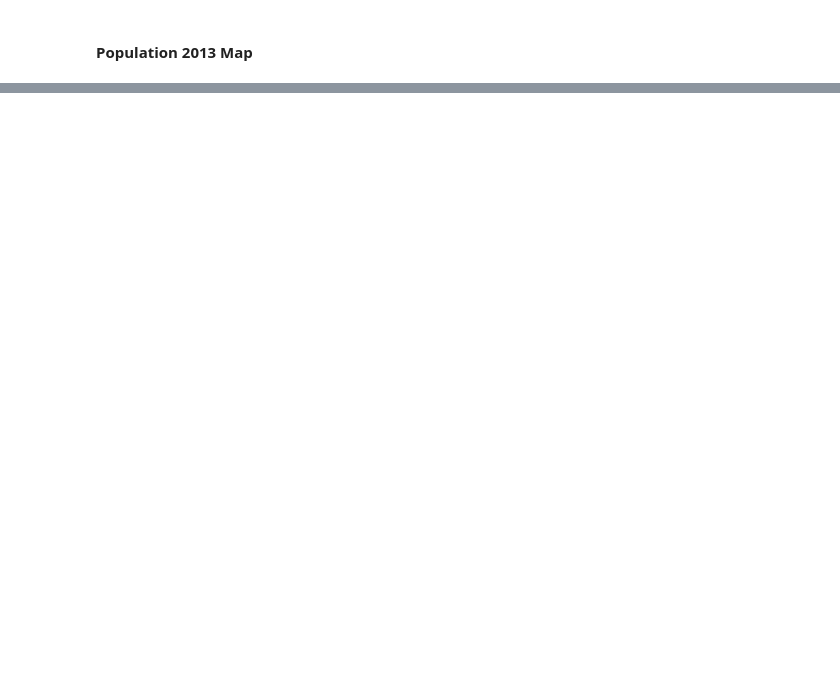
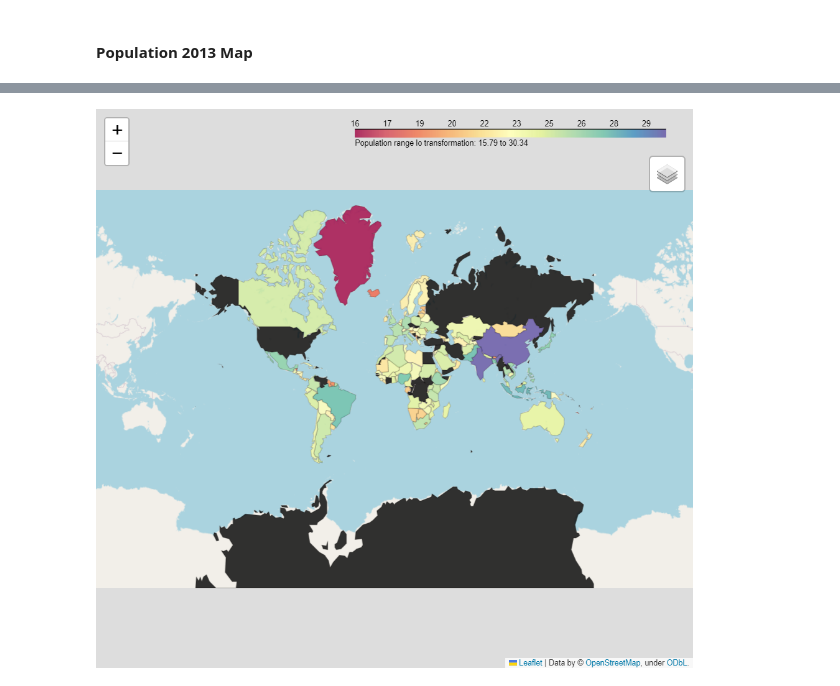
Before and after one commit to ArisMei/Beg-python-project, a Jupyter notebook: analysis/project-notebook-12.ipynb, the cells around one changed output, grey strips where cells are left out. Drawn from its saved outputs; the diff is of its cells as text; code cells hidden in the pictures; blank space fills up the shorter version.

```diff
--- a/analysis/project-notebook-12.ipynb
+++ b/analysis/project-notebook-12.ipynb
@@ -997,3 +1016,9 @@ my_map.save('..\ 2013_pop.html')
 my_map
 # %% [output]
 [interactive output not drawn]
+# %%
+# Since in some devices this notebook is not able to show the map, we are going to show a screenshot of the map
+image = Image.open('../2013_pop.png')
+display(image)
+# %% [output]
+[figure, added]
```
Also changed, not shown: parts of 7 cells of this notebook, 8 other files.
